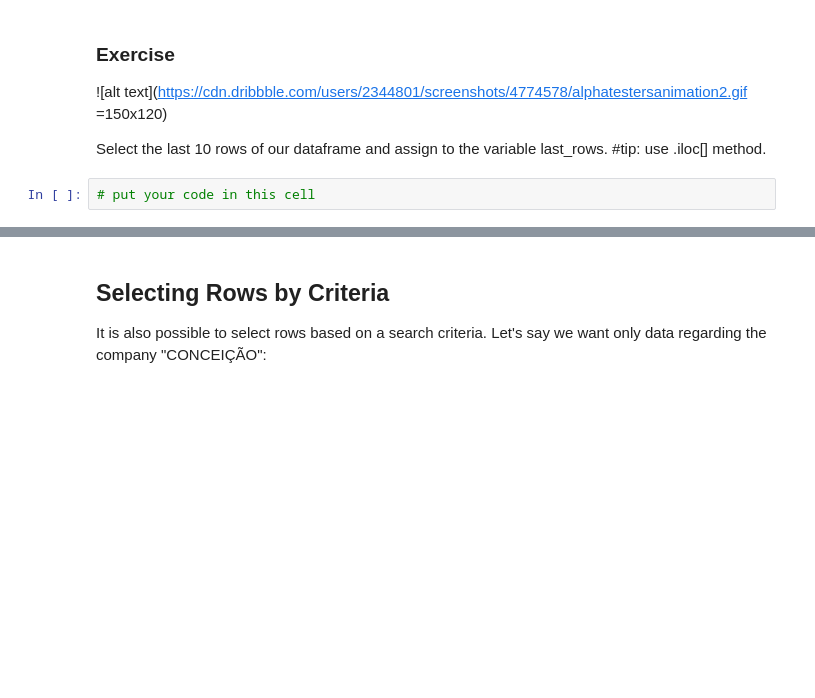
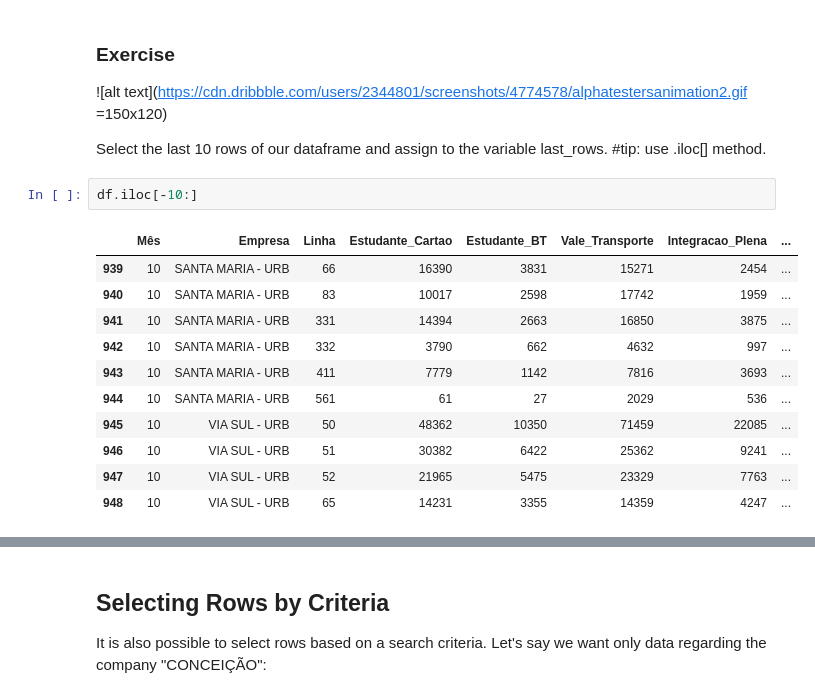
Before and after one commit to aguinaldoabbj/minicourse_flisol_natal_2019, a Jupyter notebook: extras/1_sol.ipynb, the cells around one changed output, grey strips where cells are left out. Saved outputs shown, nothing was run; the diff lists cells and outputs as text; blank space fills up the shorter version.

```diff
--- a/extras/1_sol.ipynb
+++ b/extras/1_sol.ipynb
@@ -236,5 +236,17 @@ df.loc[[2,5,10]]
 ![alt text](https://cdn.dribbble.com/users/2344801/screenshots/4774578/alphatestersanimation2.gif =150x120)
 
 Select the last 10 rows of our dataframe and assign to the variable last_rows. #tip: use .iloc[] method.
-# %%
-# put your code in this cell
+# %%
+df.iloc[-10:]
+# %% [output]
+|  | Mês | Empresa | Linha | Estudante_Cartao | Estudante_BT | Vale_Transporte | Integracao_Plena | ... |
+| 939 | 10 | SANTA MARIA - URB | 66 | 16390 | 3831 | 15271 | 2454 | ... |
+| 940 | 10 | SANTA MARIA - URB | 83 | 10017 | 2598 | 17742 | 1959 | ... |
+| 941 | 10 | SANTA MARIA - URB | 331 | 14394 | 2663 | 16850 | 3875 | ... |
+| 942 | 10 | SANTA MARIA - URB | 332 | 3790 | 662 | 4632 | 997 | ... |
+| 943 | 10 | SANTA MARIA - URB | 411 | 7779 | 1142 | 7816 | 3693 | ... |
+| 944 | 10 | SANTA MARIA - URB | 561 | 61 | 27 | 2029 | 536 | ... |
+| 945 | 10 | VIA SUL - URB | 50 | 48362 | 10350 | 71459 | 22085 | ... |
+| 946 | 10 | VIA SUL - URB | 51 | 30382 | 6422 | 25362 | 9241 | ... |
+| 947 | 10 | VIA SUL - URB | 52 | 21965 | 5475 | 23329 | 7763 | ... |
+| 948 | 10 | VIA SUL - URB | 65 | 14231 | 3355 | 14359 | 4247 | ... |
```
Also changed, not shown: parts of 53 cells of this notebook.
